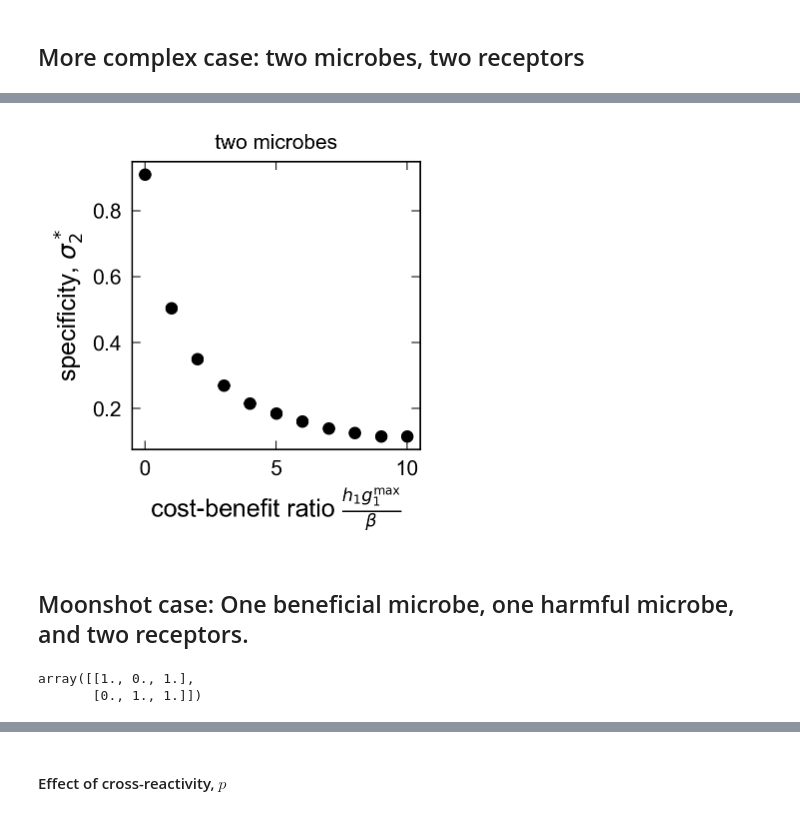
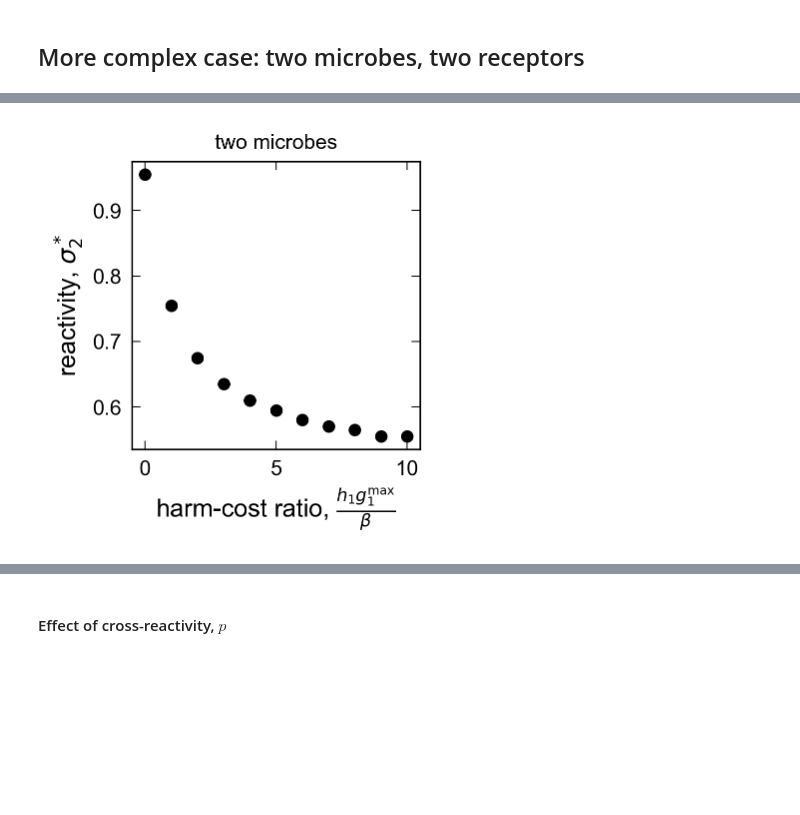
Before and after one commit to obinna-ukogu/gutimmune, a Jupyter notebook: explore-microbiome-genetic-structure.ipynb, the cells around one changed output, grey strips where cells are left out. Saved outputs shown, nothing was run; the diff lists cells and outputs as text; code cells hidden in the pictures; blank space fills up the shorter version.

```diff
--- a/explore-microbiome-genetic-structure.ipynb
+++ b/explore-microbiome-genetic-structure.ipynb
@@ -133,8 +124,8 @@ obj_opts = []
 rec_num_opts = []
 X_opts = []
 avg_Sigmas = []
-h1,h2 = 4.0, 4.0
-sigmas = np.linspace(0,1, 20)
+h1,h2 = 5.0, 5.0
+sigmas = np.linspace(0,1, 51)
 cross_sigmas = np.array(np.meshgrid(sigmas, sigmas)).T.reshape(-1,2)
 
 for cs in cross_sigmas:
@@ -171,7 +162,8 @@ ax1.set_ylim(0,1)
 cb1 = fig.colorbar(im1, ax=ax1, orientation='vertical', shrink = 0.75, pad = 0.05)
 cb1.set_label("receptor 2\nrelative abundance, "+r'$\frac{\lambda_2^*}{\lambda_1^* + \lambda_2^*}$', fontsize = 10)
 cb1.ax.tick_params(labelsize=8)
-ax1.set(xlabel='receptor 1\ncross-reactivity, '+ r'$\sigma_{1}$',ylabel='receptor 2\n'+ r'specificity, $\sigma_{2}$')
+ax1.set_xlabel('receptor 1 reactivity, '+ r'$\sigma_{1}$', fontsize = 12)
+ax1.set_ylabel('receptor 2 '+ r'reactivity, $\sigma_{2}$', fontsize = 12)
 ax1.minorticks_off()
 ax1.set_box_aspect(1)
 
@@ -186,48 +180,40 @@ fig.savefig('_figs/fig2_receptor-cross-2d'+'.pdf', dpi=300, bbox_inches='tight')
 fig, ax1 = plt.subplots(1, 1, dpi = 150, figsize=(3, 2.5))
 size = 50
 
-sigmas = np.linspace(0,1, 201)
+sigma_2s = np.linspace(0,1, 201)
+sigma_1 = 1/2
 h2 = 1.0
 
 for i, hs in enumerate(np.linspace(1.1,10,11)):
     lam_opts = []
     obj_opts = []
     rec_num_opts = []
     X_opts = []
     avg_Sigmas = []
-    for cs in sigmas:
+    for cs in sigma_2s:
 
-        Sigma = np.array([[0.1, cs],[0.1, 0.0]])
+        Sigma = np.array([[sigma_1, cs],[sigma_1, 0.0]])
 
         # Minimize harm
         res_harm = minimize(objective, args = (beta, Sigma, [hs, h2], np.ones(2), np.zeros(2)),
                  x0 = np.ones(2).tolist(),
                  tol=tol,
                  constraints = LinearConstraint(np.eye(2), 0.0, np.inf))
 
         lam_opts.append(res_harm.x)
         obj_opts.append(res_harm.fun)
         rec_num_opts.append(np.sum(res_harm.x > tol))
         X_opts.append(Sigma.dot(res_harm.x))
 
     arg_thresh = np.argmax(np.vstack(lam_opts)[:,1] > tol)
-    ax1.scatter(i, sigmas[arg_thresh],
+    ax1.scatter(i, sigma_2s[arg_thresh],
              color = 'black')
 
 ax1.set_title(r'two microbes', fontsize = 10)
 ax1.legend(fontsize = 6)
-ax1.set(xlabel = r'cost-benefit ratio, $\frac{h_1g_1^\text{max}}{\beta}$',ylabel=r'specificity, $\sigma_{2}^*$')
+ax1.set(xlabel = r'harm-cost ratio, $\frac{h_1g_1^\text{max}}{\beta}$',ylabel=r'reactivity, $\sigma_{2}^*$')
 ax1.minorticks_off()
 ax1.set_box_aspect(1)
 fig.savefig('_figs/fig3_conserved-receptor-2d'+'.pdf', dpi=300, bbox_inches='tight')
 # %% [output]
-[figure, old version]
+[figure, new version]
-# %% [markdown]
-## Moonshot case: One beneficial microbe, one harmful microbe, and two receptors.
-# %%
-Sigma = np.ones((2,3))
-Sigma[1,0],Sigma[0,1] = 0.0, 0.0
-Sigma
-# %% [output]
-array([[1., 0., 1.],
-       [0., 1., 1.]])
```
Also changed, not shown: parts of 24 cells of this notebook, 4 other files.
